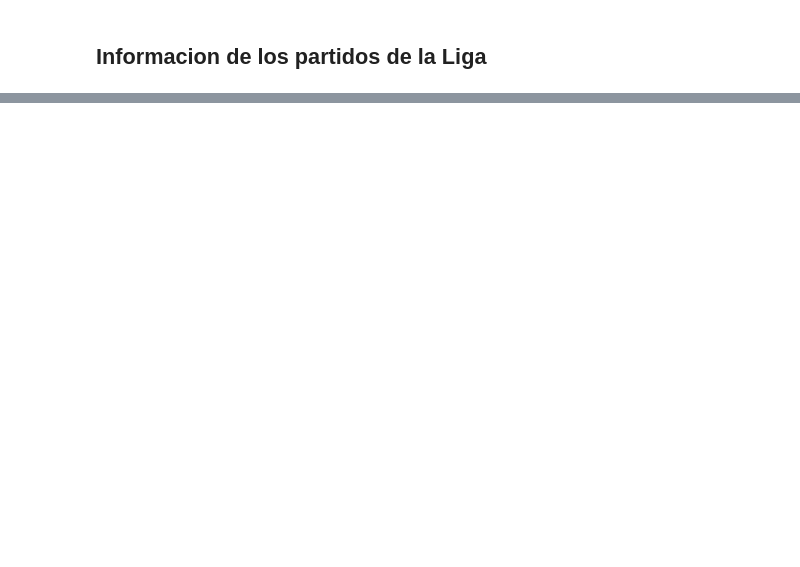
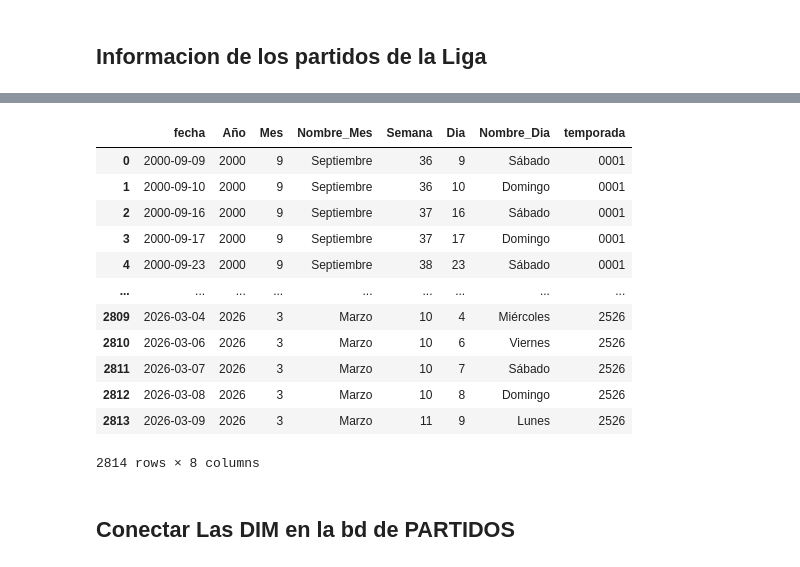
Before and after one commit to geraldb1/AnalisisFutbol, a Jupyter notebook: Script/Extract.ipynb, the cells around one changed output, grey strips where cells are left out. Saved outputs shown, nothing was run; the diff lists cells and outputs as text; code cells hidden in the pictures; blank space fills up the shorter version.

```diff
--- a/Script/Extract.ipynb
+++ b/Script/Extract.ipynb
@@ -392,0 +146,6 @@ print(df_equipos.to_string())
+# %%
+# Eliminar columnas Unnamed
+unnamed = [col for col in df1.columns if 'Unnamed' in col]
+print(f"Columnas a eliminar: {unnamed}")
+df1.drop(columns=unnamed, inplace=True)
+print(f"✅ Columnas restantes: {df1.shape[1]}")
@@ -392,0 +184,5 @@ print(df_equipos.to_string())
+# %%
+# Corregir Date
+df1['Date'] = pd.to_datetime(df1['Date'], dayfirst=True, errors='coerce')
+
+df1['Time'] = pd.to_datetime(df1['Time'], format='%H:%M', errors='coerce').dt.time
@@ -392,0 +222,4 @@ print(df_equipos.to_string())
+# %%
+dim_fecha = pd.DataFrame({
+    'fecha'     : df1['Date'].unique()
+})
@@ -392,0 +242,27 @@ print(df_equipos.to_string())
+# %%
+dim_fecha['Año'] = dim_fecha['fecha'].dt.year
+dim_fecha['Mes'] = dim_fecha['fecha'].dt.month
+dim_fecha['Nombre_Mes']  = dim_fecha['fecha'].dt.month_name(locale = 'es')
+dim_fecha['Semana']     = dim_fecha['fecha'].dt.isocalendar().week.astype(int)
+dim_fecha['Dia'] = dim_fecha['fecha'].dt.day
+dim_fecha['Nombre_Dia'] = dim_fecha['fecha'].dt.day_name(locale='es')
+fecha_temporada = df1[['Date','temporada']].drop_duplicates()
+dim_fecha = dim_fecha.merge(fecha_temporada, left_on='fecha', right_on='Date', how='left').drop(columns='Date')
+# %%
+dim_fecha
+# %% [output]
+|  | fecha | Año | Mes | Nombre_Mes | Semana | Dia | Nombre_Dia | temporada |
+| 0 | 2000-09-09 | 2000 | 9 | Septiembre | 36 | 9 | Sábado | 0001 |
+| 1 | 2000-09-10 | 2000 | 9 | Septiembre | 36 | 10 | Domingo | 0001 |
+| 2 | 2000-09-16 | 2000 | 9 | Septiembre | 37 | 16 | Sábado | 0001 |
+| 3 | 2000-09-17 | 2000 | 9 | Septiembre | 37 | 17 | Domingo | 0001 |
+| 4 | 2000-09-23 | 2000 | 9 | Septiembre | 38 | 23 | Sábado | 0001 |
+| ... | ... | ... | ... | ... | ... | ... | ... | ... |
+| 2809 | 2026-03-04 | 2026 | 3 | Marzo | 10 | 4 | Miércoles | 2526 |
+| 2810 | 2026-03-06 | 2026 | 3 | Marzo | 10 | 6 | Viernes | 2526 |
+| 2811 | 2026-03-07 | 2026 | 3 | Marzo | 10 | 7 | Sábado | 2526 |
+| 2812 | 2026-03-08 | 2026 | 3 | Marzo | 10 | 8 | Domingo | 2526 |
+| 2813 | 2026-03-09 | 2026 | 3 | Marzo | 11 | 9 | Lunes | 2526 |
+2814 rows × 8 columns
+# %% [markdown]
+## Conectar Las DIM  en la bd de PARTIDOS
```
Also changed, not shown: parts of 62 cells of this notebook, 30 other files.
